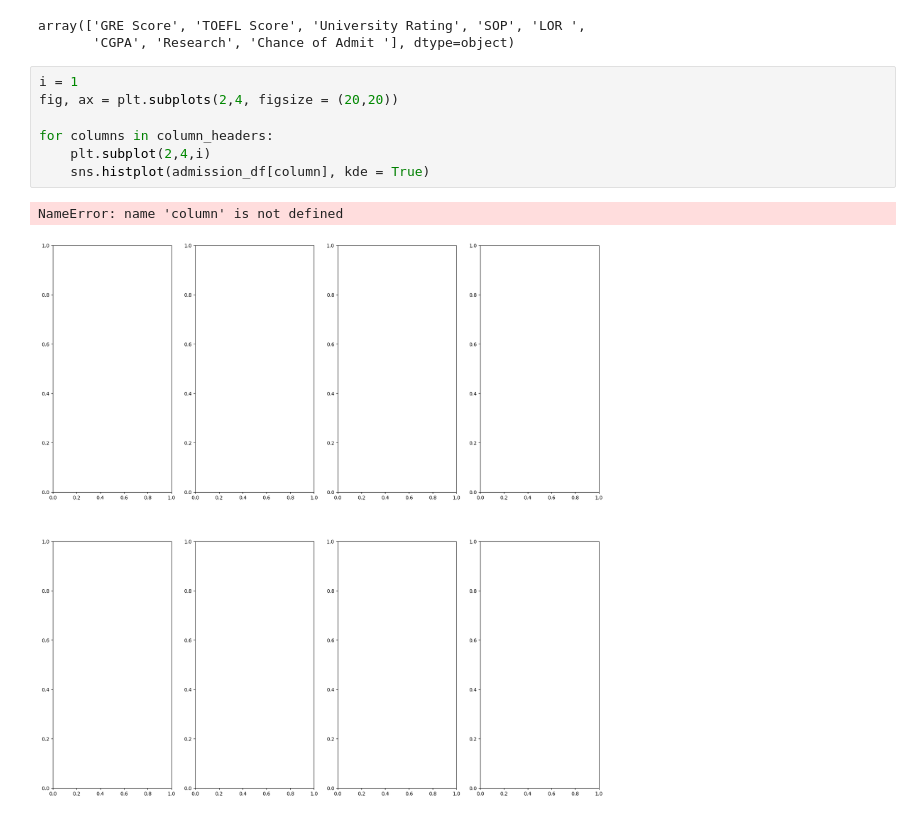
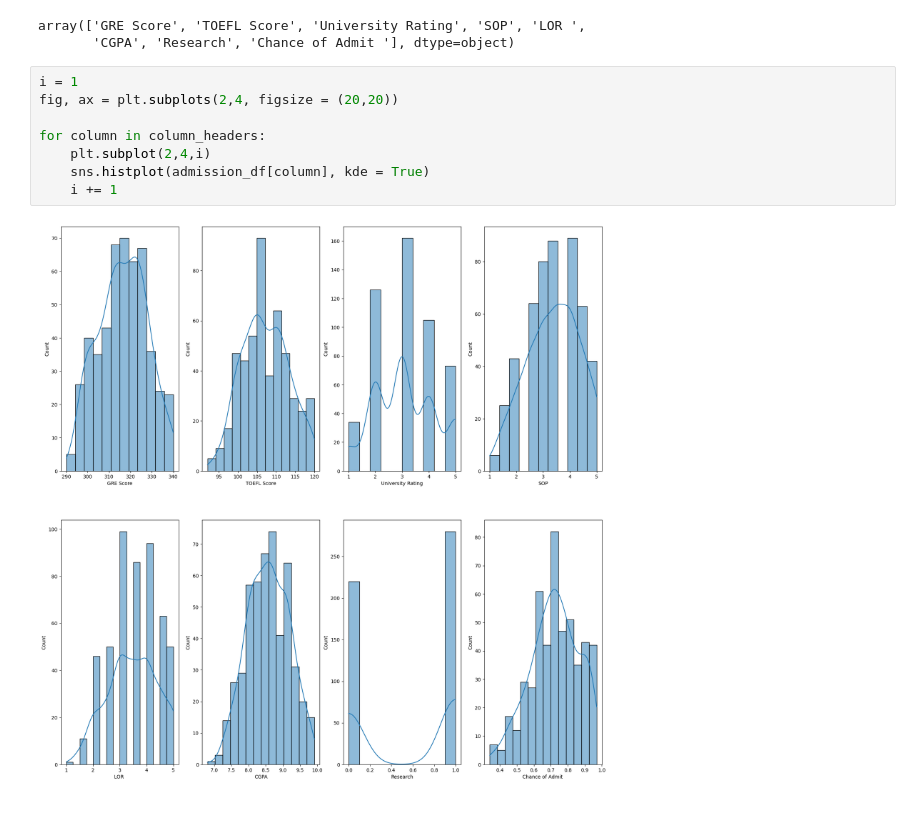
Before and after one commit to AlvaroBishop/GraduateSchoolAcceptancePrediction, a Jupyter notebook: Graduate_Admission_Prediction.ipynb, the cells around one changed output. Drawn from its saved outputs; the diff is of its cells as text.

```diff
--- a/Graduate_Admission_Prediction.ipynb
+++ b/Graduate_Admission_Prediction.ipynb
@@ -82,10 +82,10 @@ array(['GRE Score', 'TOEFL Score', 'University Rating', 'SOP', 'LOR ',
 # %%
 i = 1
 fig, ax = plt.subplots(2,4, figsize = (20,20))
 
-for columns in column_headers:
+for column in column_headers:
     plt.subplot(2,4,i)
     sns.histplot(admission_df[column], kde = True)
+    i += 1
 # %% [output]
-NameError: name 'column' is not defined
-[figure, old version]
+[figure, new version]
```
Also changed, not shown: parts of 20 cells of this notebook.
